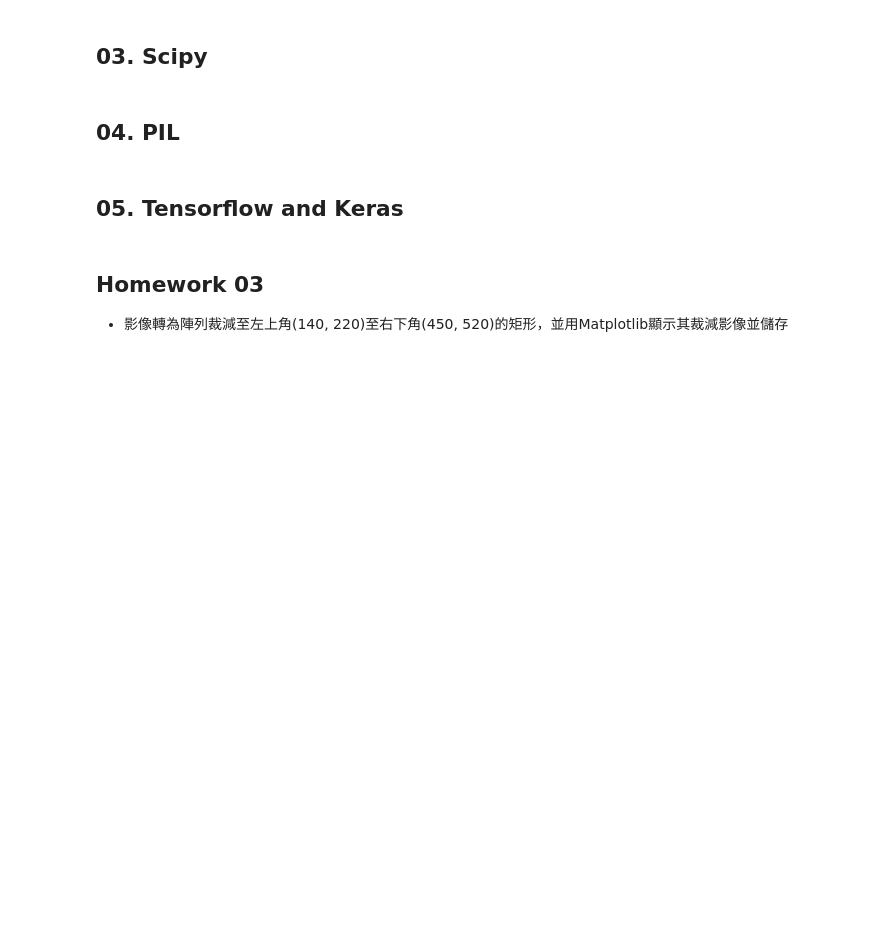
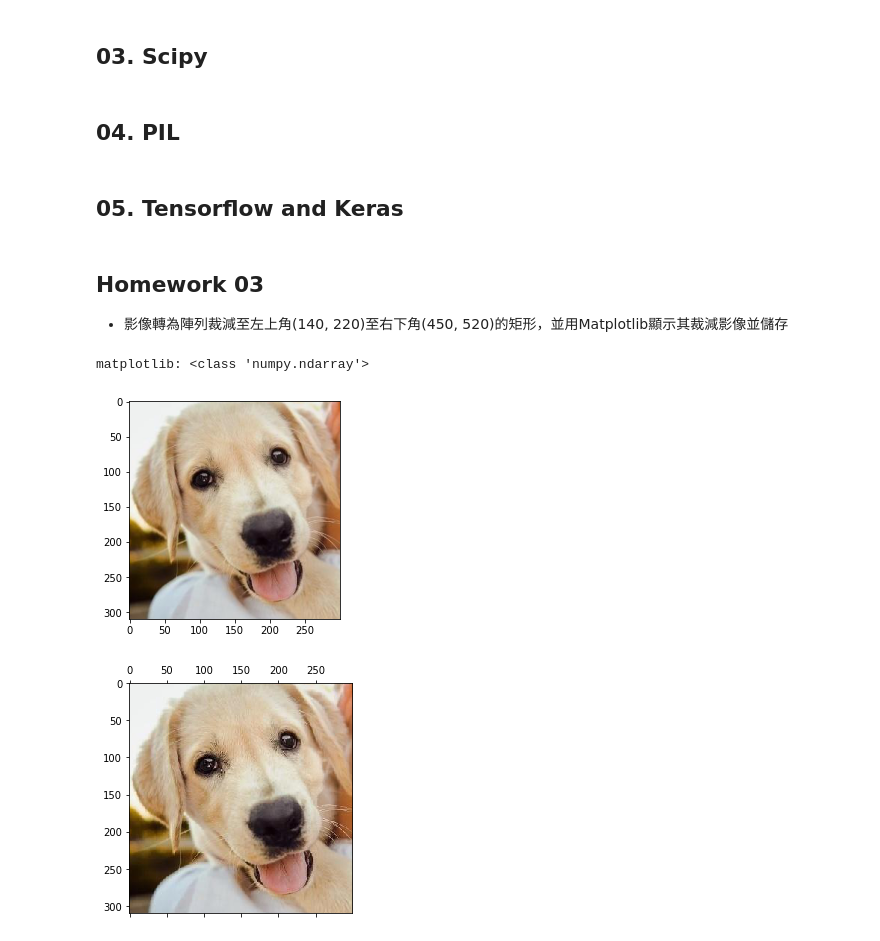
Before and after one commit to j82887/Artificial-Intelligence, a Jupyter notebook: C_Data Processing/C_Data Processing_03_Image.ipynb, the cells around one changed output. Drawn from its saved outputs; the diff is of its cells as text; code cells hidden in the pictures; blank space fills up the shorter version.

```diff
--- a/C_Data Processing/C_Data Processing_03_Image.ipynb
+++ b/C_Data Processing/C_Data Processing_03_Image.ipynb
@@ -100,3 +100,23 @@ tf.keras.preprocessing.image.save_img("img2.jpeg", img)
 # %% [markdown]
 ## Homework 03
 * 影像轉為陣列裁減至左上角(140, 220)至右下角(450, 520)的矩形，並用Matplotlib顯示其裁減影像並儲存
+# %%
+# 讀取影像
+img = mpimg.imread('img.jpeg')
+
+img = img[140:450,220:520,:]
+print("matplotlib:", type(img))
+
+# 儲存影像
+plt.imsave('homework_3.jpeg',img)
+
+# 顯示影像
+plt.imshow(img)
+plt.show()
+
+plt.matshow(img)
+plt.show()
+# %% [output]
+matplotlib: <class 'numpy.ndarray'>
+[figure, added]
+[figure, added]
```
